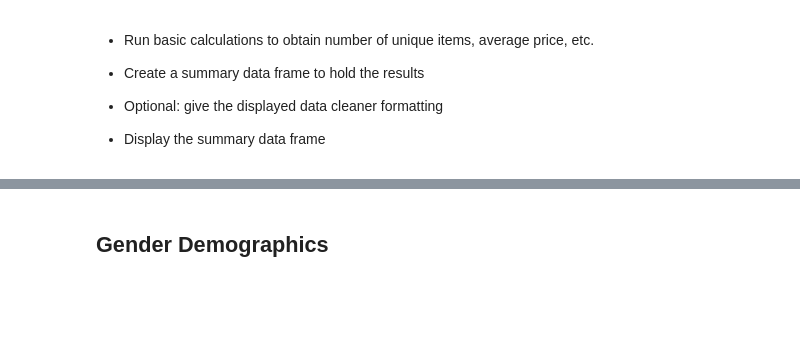
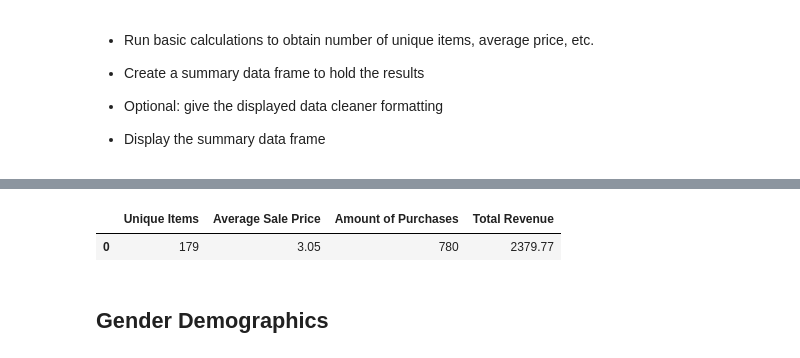
Before and after one commit to alexmartinez1745/Fantasy-Gaming-Pandas, a Jupyter notebook: HeroesOfPymoli/HeroesOfPymoli_starter.ipynb, the cells around one changed output, grey strips where cells are left out. Drawn from its saved outputs; the diff is of its cells as text; code cells hidden in the pictures; blank space fills up the shorter version.

```diff
--- a/HeroesOfPymoli/HeroesOfPymoli_starter.ipynb
+++ b/HeroesOfPymoli/HeroesOfPymoli_starter.ipynb
@@ -10,8 +10,8 @@ import os
 file = os.path.join('Resources', 'purchase_data.csv')
 
 # Read Purchasing File and store into Pandas data frame
-purchase_data = pd.read_csv(file)
-purchase_data.head()
+purchase_data_df = pd.read_csv(file)
+purchase_data_df.head()
 # %% [output]
 |  | Purchase ID | SN | Age | Gender | Item ID | Item Name | Price |
 | 0 | 0 | Lisim78 | 20 | Male | 108 | Extraction, Quickblade Of Trembli... | 3.53 |
@@ -54,3 +50,21 @@ totalplayers_df
+# %%
+#Finding number of unique items, average price, amount of purchases, and total revenue
+unique_items = purchase_data_df['Item Name'].nunique()
+#round average price
+average_price = round(purchase_data_df['Price'].mean(), 2)
+purchases_amount = len(purchase_data_df['Price'])
+total_rev = purchase_data_df['Price'].sum()
+#Display in sum table with new dataframe
+summary_purchases_df = pd.DataFrame({
+    "Unique Items": [unique_items],
+    "Average Sale Price": [average_price],
+    "Amount of Purchases": [purchases_amount],
+    "Total Revenue": [total_rev]
+})
+summary_purchases_df
+# %% [output]
+|  | Unique Items | Average Sale Price | Amount of Purchases | Total Revenue |
+| 0 | 179 | 3.05 | 780 | 2379.77 |
 # %% [markdown]
 ## Gender Demographics
 # %% [markdown]
```
Also changed, not shown: parts of 10 cells of this notebook.
